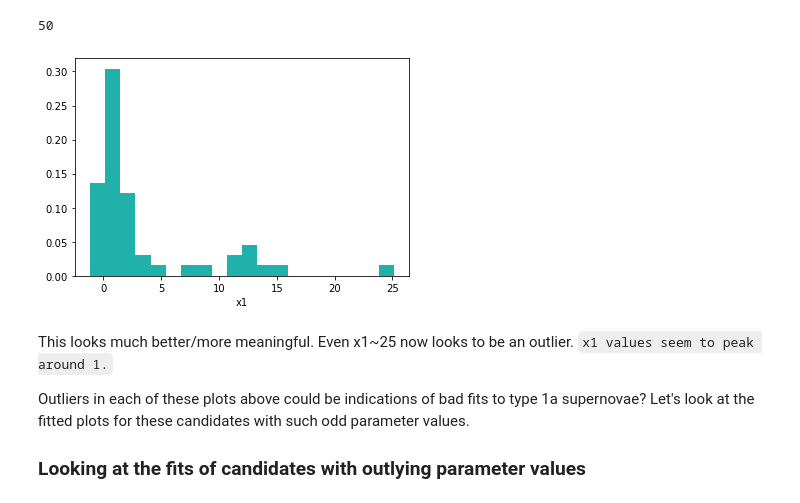
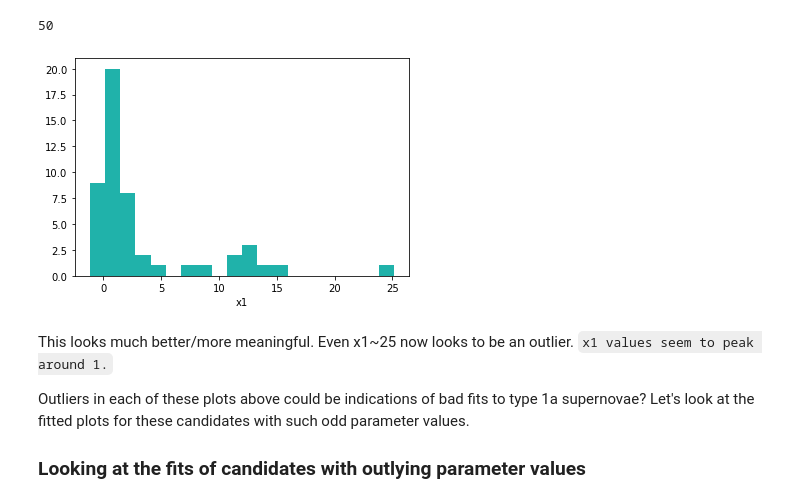
Before and after one commit to MelissaGraham/decam_ddf_tools, a Jupyter notebook: transients_science/fit_multiple_potential_snia.ipynb, the cells around one changed output. Cells and saved outputs as stored; diff of their text form; code cells hidden in the pictures.

```diff
--- a/transients_science/fit_multiple_potential_snia.ipynb
+++ b/transients_science/fit_multiple_potential_snia.ipynb
@@ -251,10 +250,10 @@ len(fit_x1_new)
 50
 # %%
 # Replot x1 data
-plt.hist(fit_x1_new, bins=20, density=True, histtype='stepfilled', color='lightseagreen')
+plt.hist(fit_x1_new, bins=20, density=False, histtype='stepfilled', color='lightseagreen')
 plt.xlabel('x1');
 # %% [output]
-[figure, old version]
+[figure, new version]
 # %% [markdown]
 This looks much better/more meaningful. Even x1~25 now looks to be an outlier. `x1 values seem to peak around 1.`
 
```
Also changed, not shown: parts of 53 cells of this notebook.
